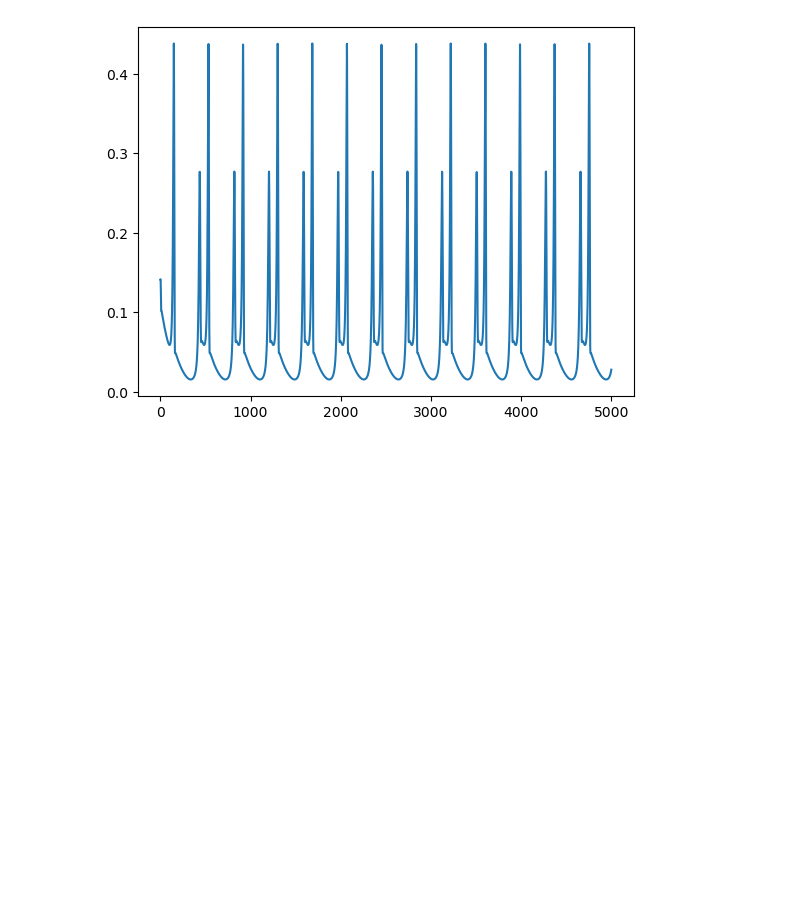
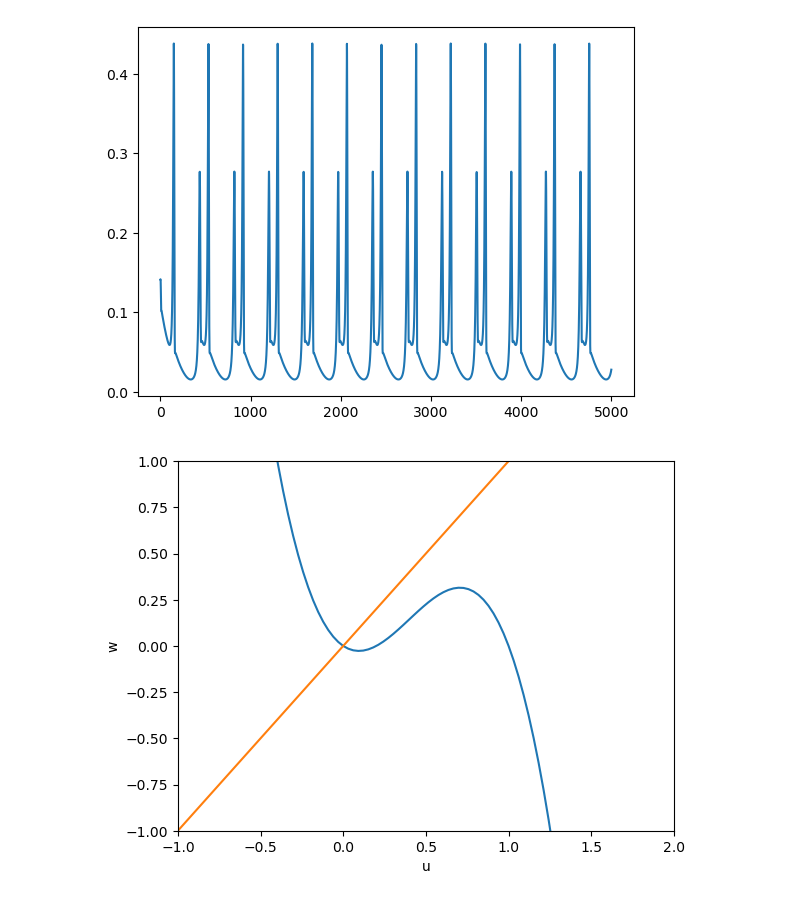
Before and after one commit to sarathnayar/NLD_seminar_2023, a Jupyter notebook: Fithugh-Nagumo model.ipynb, the cells around one changed output. Cells and saved outputs as stored; diff of their text form; code cells hidden in the pictures; blank space fills up the shorter version.

Commit message:
added nullclines plot

```diff
--- a/Fithugh-Nagumo model.ipynb
+++ b/Fithugh-Nagumo model.ipynb
@@ -30,3 +30,21 @@ plt.plot(((u_A-u_B)**2+(w_A-w_B)**2)**(1/2))
 # %% [output]
 [<matplotlib.lines.Line2D at 0x...>]
 [figure]
+# %%
+def plot_nullclines(a=3, b=0.2, I=0, eps=0):
+    # u nullcline
+    u = np.linspace(-1, 2, 100)
+    w = a*u*(u-b)*(1-u)+I
+    plt.plot(u, w)
+    # w nullcline
+    w = np.linspace(-1, 1)
+    u = w
+    plt.plot(u, w)
+    plt.xlim(-1, 2)
+    plt.ylim(-1, 1)
+    plt.xlabel('u')
+    plt.ylabel('w')
+
+plot_nullclines()
+# %% [output]
+[figure, added]
```
